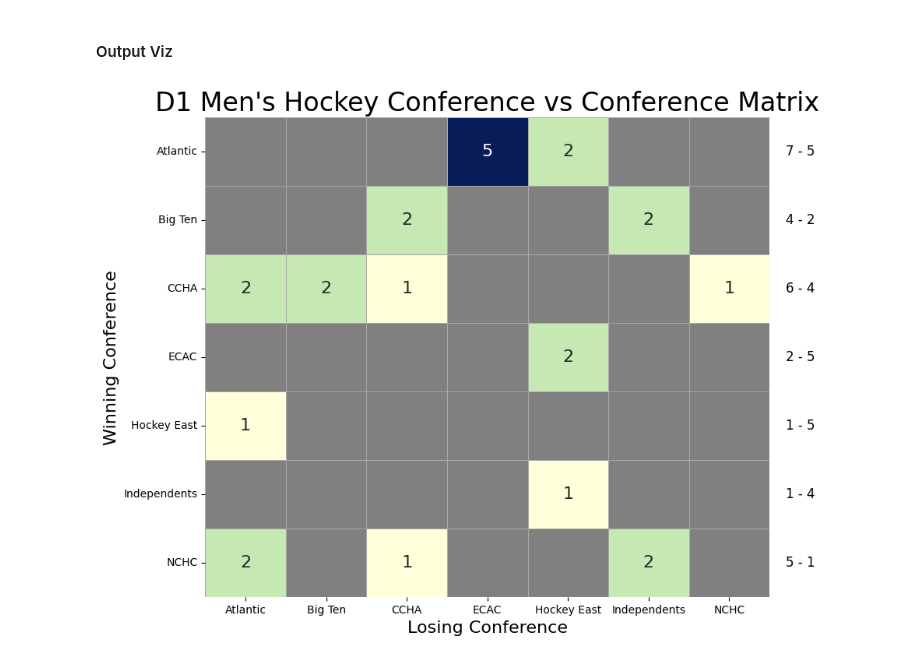
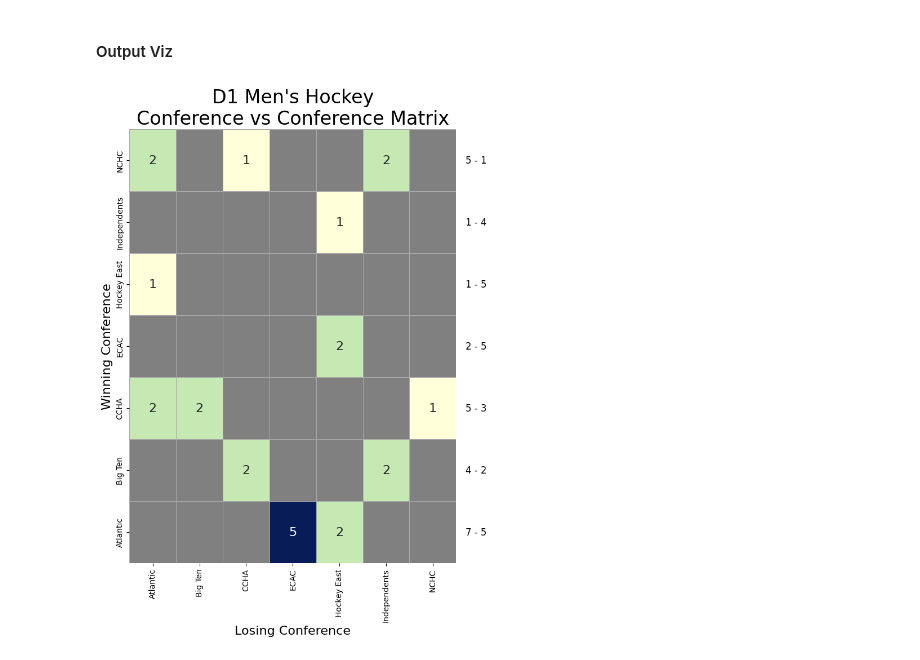
Before and after one commit to JSmith1826/college_hockey_2425, a Jupyter notebook: workbook/conference_heatmap.ipynb, the cells around one changed output. Cells and saved outputs as stored; diff of their text form; code cells hidden in the pictures.

```diff
--- a/workbook/conference_heatmap.ipynb
+++ b/workbook/conference_heatmap.ipynb
@@ -89,6 +99,15 @@ total_wins_matrix = away_wins_matrix.add(home_wins_matrix, fill_value=0)
 # Rename for Plotting code
 out_of_conference_matrix = total_wins_matrix.copy()
 
+# Zero out values for the interconference games
+## If the winning and losing conference are the same, the game was not out of conference so drop the value
+for i in range(len(out_of_conference_matrix)):
+    out_of_conference_matrix.iloc[i,i] = 0
+
+
+
+
+
 
 # Display the results matrix
 print(total_wins_matrix)
@@ -119,12 +138,7 @@ Total games played: 26
 # %% [markdown]
 #### Output Viz
 # %%
-import pandas as pd
-import numpy as np
-import matplotlib.pyplot as plt
-import seaborn as sns
-from matplotlib.colors import ListedColormap
-
+#### SET THE COLOR PALLETE
 color_map = 'YlGnBu'  # Choose a color map for the heatmap
 
 # Assuming you already have your 'total_wins_matrix' and 'out_of_conference_matrix' ready
@@ -142,35 +156,38 @@ overall_record = overall_out_of_conference_wins.astype(int).astype(str) + ' - '
 mask = out_of_conference_matrix == 0
 
 # Create the heatmap
-plt.figure(figsize=(10, 8))
+plt.figure(figsize=(8, 10))
 
 # Plot the heatmap without zero values (masked)
 ax = sns.heatmap(out_of_conference_matrix,
                  annot=True, fmt='d',
                  cmap=color_map, linewidths=.5,
                  cbar=False,  # Remove the color bar
                  mask=mask,  # Mask the zero values
                  annot_kws={"size": 16})  # Adjust annotation font size
 
 # Overlay only the zero cells with a gray color
 ax.pcolormesh(np.where(mask, 1, np.nan), cmap=ListedColormap(['gray']), edgecolors='darkgray', linewidth=0.5)
 
 # Add space on the right side to fit the overall record annotations
 plt.subplots_adjust(right=0.85)
 
 # Add the overall record (win-loss format) to the right side of the heatmap
 for idx, label in enumerate(overall_record):
     # Position the text to the right of the heatmap
     ax.text(out_of_conference_matrix.shape[1] + 0.2, idx + 0.5,  # Adjust horizontal and vertical alignment
             label, va='center', ha='left', fontsize=12, color='black')
 
 # Add labels and titles
 ax.set_xlabel('Losing Conference', fontdict={'fontsize': 16})
 ax.set_ylabel('Winning Conference', fontdict={'fontsize': 16})
-plt.title("D1 Men's Hockey Conference vs Conference Matrix", fontdict={'fontsize': 24})
+plt.title("D1 Men's Hockey\nConference vs Conference Matrix", fontdict={'fontsize': 24})
+
+# Invert the y-axis to match the conference hierarchy
+plt.gca().invert_yaxis()
 
 # Show the plot
 plt.show()
 # %% [output]
-[figure, old version]
+[figure, new version]
 # %%
```
Also changed, not shown: parts of 8 cells of this notebook, 1 other file.
